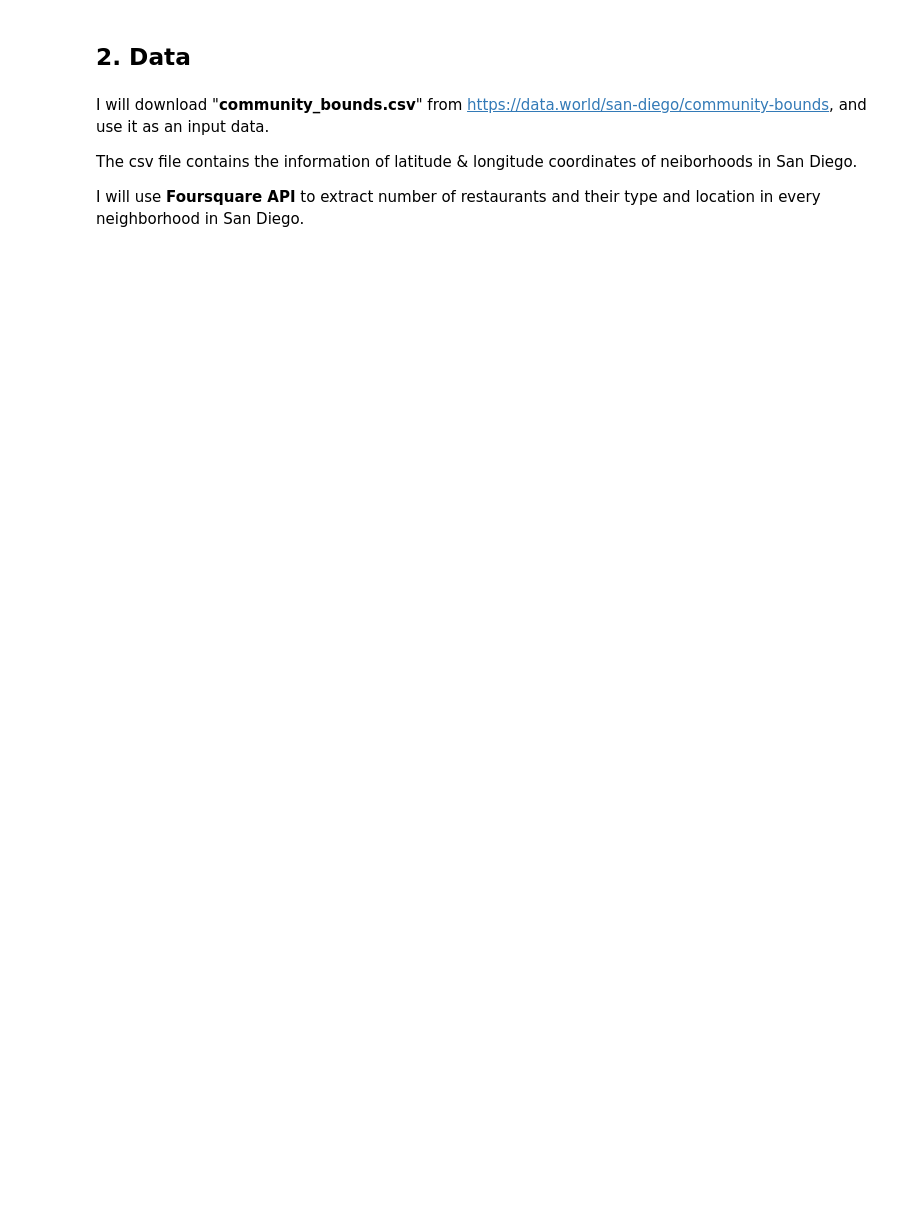
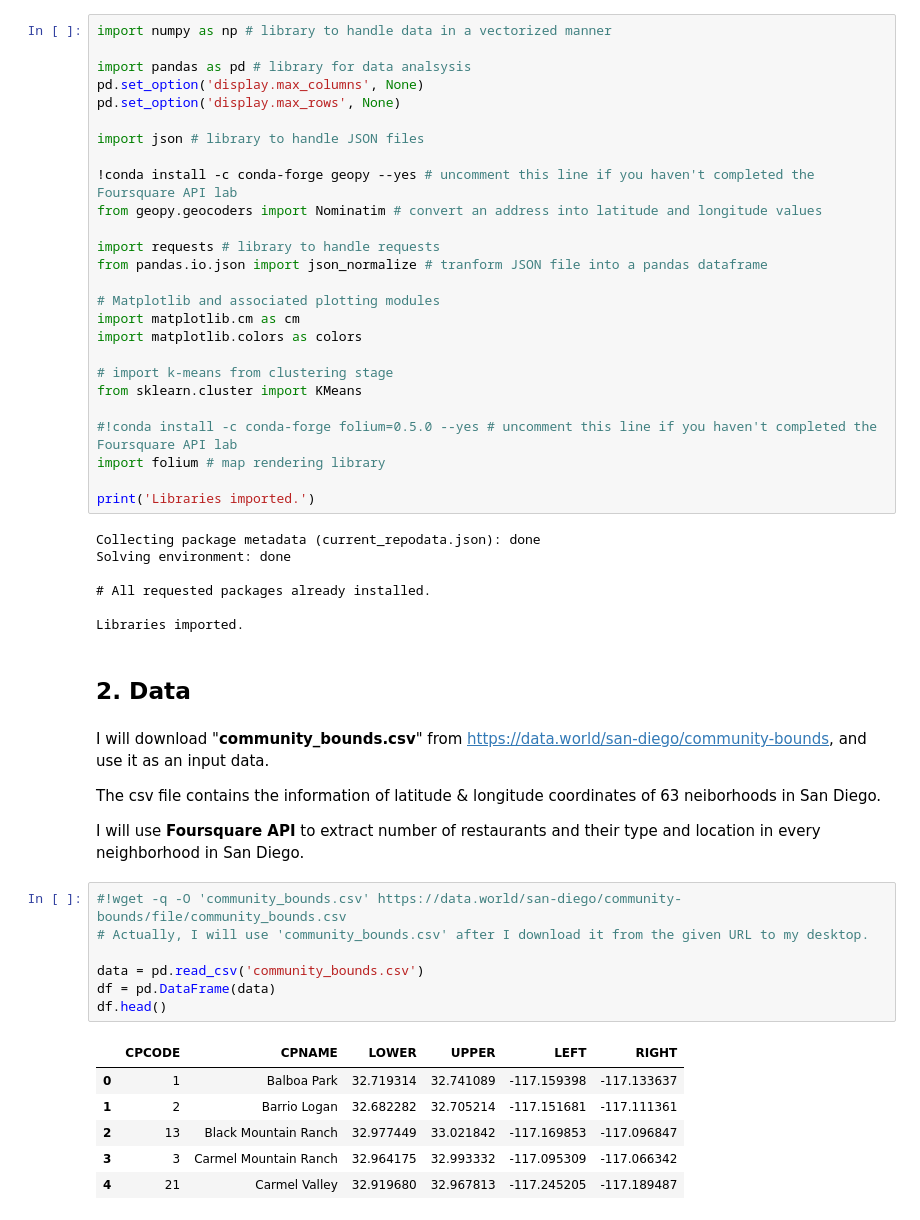
Before and after one commit to hkkim78/Coursera_Capstone, a Jupyter notebook: the_battle_of_neighborhoods.ipynb, the cells around one changed output. Drawn from its saved outputs; the diff is of its cells as text; blank space fills up the shorter version.

```diff
--- a/the_battle_of_neighborhoods.ipynb
+++ b/the_battle_of_neighborhoods.ipynb
@@ -15,8 +25,55 @@ I will use my data science skills to detect the optimal location for his new sus
+# %%
+import numpy as np # library to handle data in a vectorized manner
+
+import pandas as pd # library for data analsysis
+pd.set_option('display.max_columns', None)
+pd.set_option('display.max_rows', None)
+
+import json # library to handle JSON files
+
+!conda install -c conda-forge geopy --yes # uncomment this line if you haven't completed the Foursquare API lab
+from geopy.geocoders import Nominatim # convert an address into latitude and longitude values
+
+import requests # library to handle requests
+from pandas.io.json import json_normalize # tranform JSON file into a pandas dataframe
+
+# Matplotlib and associated plotting modules
+import matplotlib.cm as cm
+import matplotlib.colors as colors
+
+# import k-means from clustering stage
+from sklearn.cluster import KMeans
+
+#!conda install -c conda-forge folium=0.5.0 --yes # uncomment this line if you haven't completed the Foursquare API lab
+import folium # map rendering library
+
+print('Libraries imported.')
+# %% [output]
+Collecting package metadata (current_repodata.json): done
+Solving environment: done
+
+# All requested packages already installed.
+
+Libraries imported.
 # %% [markdown]
-## 2. Data
+## 2. Data <a name="data"></a>
 # %% [markdown]
 I will download "<b>community_bounds.csv</b>" from https://data.world/san-diego/community-bounds, and use it as an input data.
 
-The csv file contains the information of latitude & longitude coordinates of neiborhoods in San Diego.
+The csv file contains the information of latitude & longitude coordinates of 63 neiborhoods in San Diego.
 
 I will use **Foursquare API** to extract number of restaurants and their type and location in every neighborhood in San Diego.
+# %%
+#!wget -q -O 'community_bounds.csv' https://data.world/san-diego/community-bounds/file/community_bounds.csv
+# Actually, I will use 'community_bounds.csv' after I download it from the given URL to my desktop.
+
+data = pd.read_csv('community_bounds.csv')
+df = pd.DataFrame(data)
+df.head()
+# %% [output]
+|  | CPCODE | CPNAME | LOWER | UPPER | LEFT | RIGHT |
+| 0 | 1 | Balboa Park | 32.719314 | 32.741089 | -117.159398 | -117.133637 |
+| 1 | 2 | Barrio Logan | 32.682282 | 32.705214 | -117.151681 | -117.111361 |
+| 2 | 13 | Black Mountain Ranch | 32.977449 | 33.021842 | -117.169853 | -117.096847 |
+| 3 | 3 | Carmel Mountain Ranch | 32.964175 | 32.993332 | -117.095309 | -117.066342 |
+| 4 | 21 | Carmel Valley | 32.919680 | 32.967813 | -117.245205 | -117.189487 |
```
Also changed, not shown: parts of 35 cells of this notebook, 1 other file.
